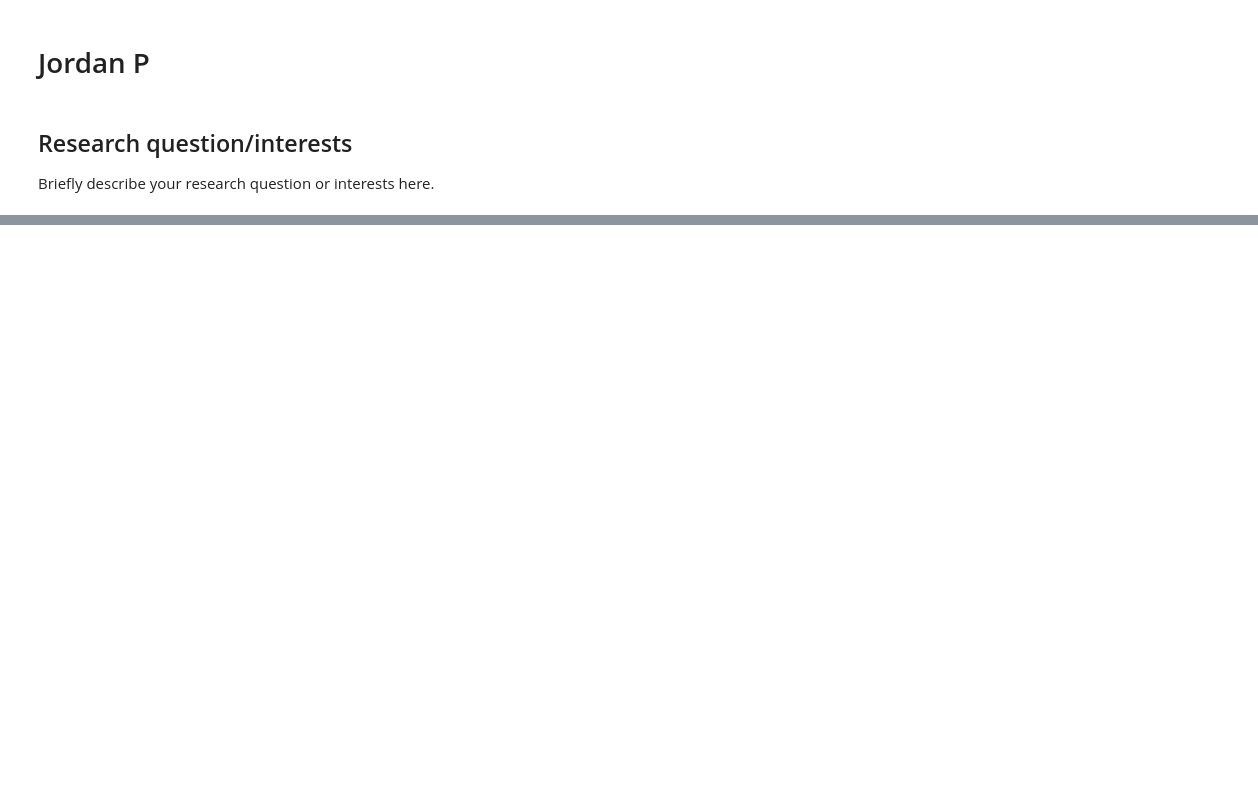
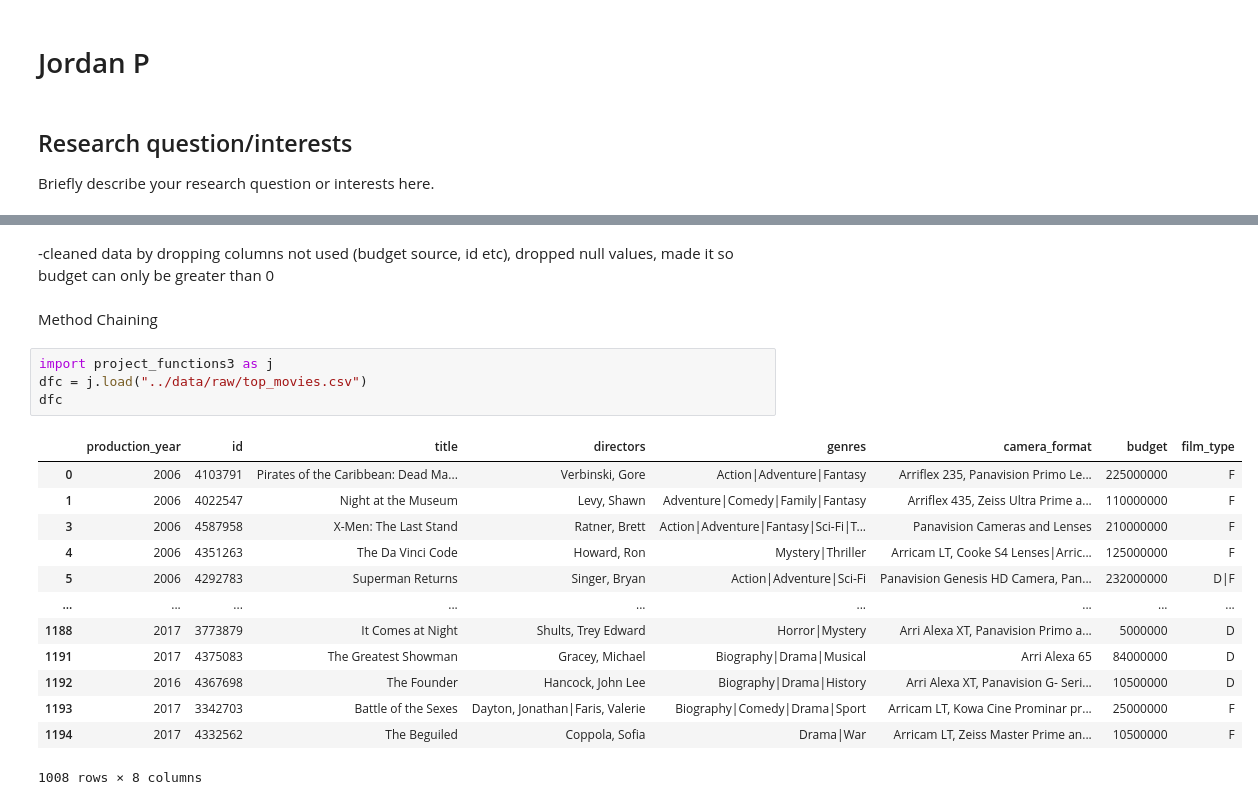
Before and after one commit to ubco-W2022T1-cosc301/project-group16, a Jupyter notebook: notebooks/analysis3.ipynb, the cells around one changed output, grey strips where cells are left out. Saved outputs shown, nothing was run; the diff lists cells and outputs as text; blank space fills up the shorter version.

```diff
--- a/notebooks/analysis3.ipynb
+++ b/notebooks/analysis3.ipynb
@@ -25,0 +90,23 @@ list_movie
+# %% [markdown]
+
+-cleaned data by dropping columns not used (budget source, id etc), dropped null values, made it so budget can only be greater than 0
+# %% [markdown]
+Method Chaining
+# %%
+import project_functions3 as j
+dfc = j.load("../data/raw/top_movies.csv")
+dfc
+# %% [output]
+|  | production_year | id | title | directors | genres | camera_format | budget | film_type |
+| 0 | 2006 | 4103791 | Pirates of the Caribbean: Dead Ma... | Verbinski, Gore | Action|Adventure|Fantasy | Arriflex 235, Panavision Primo Le... | 225000000 | F |
+| 1 | 2006 | 4022547 | Night at the Museum | Levy, Shawn | Adventure|Comedy|Family|Fantasy | Arriflex 435, Zeiss Ultra Prime a... | 110000000 | F |
+| 3 | 2006 | 4587958 | X-Men: The Last Stand | Ratner, Brett | Action|Adventure|Fantasy|Sci-Fi|T... | Panavision Cameras and Lenses | 210000000 | F |
+| 4 | 2006 | 4351263 | The Da Vinci Code | Howard, Ron | Mystery|Thriller | Arricam LT, Cooke S4 Lenses|Arric... | 125000000 | F |
+| 5 | 2006 | 4292783 | Superman Returns | Singer, Bryan | Action|Adventure|Sci-Fi | Panavision Genesis HD Camera, Pan... | 232000000 | D|F |
+| ... | ... | ... | ... | ... | ... | ... | ... | ... |
+| 1188 | 2017 | 3773879 | It Comes at Night | Shults, Trey Edward | Horror|Mystery | Arri Alexa XT, Panavision Primo a... | 5000000 | D |
+| 1191 | 2017 | 4375083 | The Greatest Showman | Gracey, Michael | Biography|Drama|Musical | Arri Alexa 65 | 84000000 | D |
+| 1192 | 2016 | 4367698 | The Founder | Hancock, John Lee | Biography|Drama|History | Arri Alexa XT, Panavision G- Seri... | 10500000 | D |
+| 1193 | 2017 | 3342703 | Battle of the Sexes | Dayton, Jonathan|Faris, Valerie | Biography|Comedy|Drama|Sport | Arricam LT, Kowa Cine Prominar pr... | 25000000 | F |
+| 1194 | 2017 | 4332562 | The Beguiled | Coppola, Sofia | Drama|War | Arricam LT, Zeiss Master Prime an... | 10500000 | F |
+1008 rows × 8 columns
```
Also changed, not shown: parts of 13 cells of this notebook, 1 other file.
